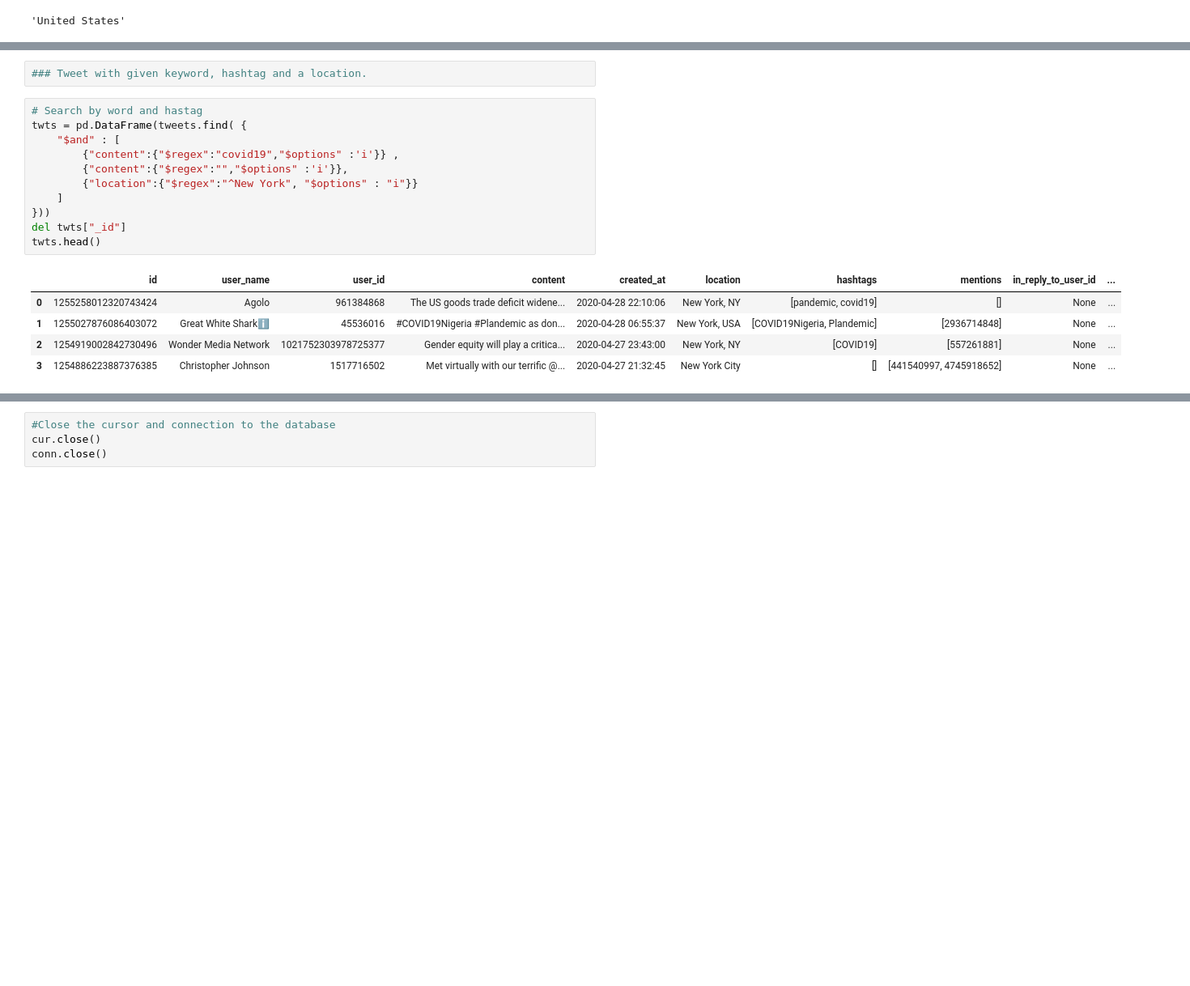
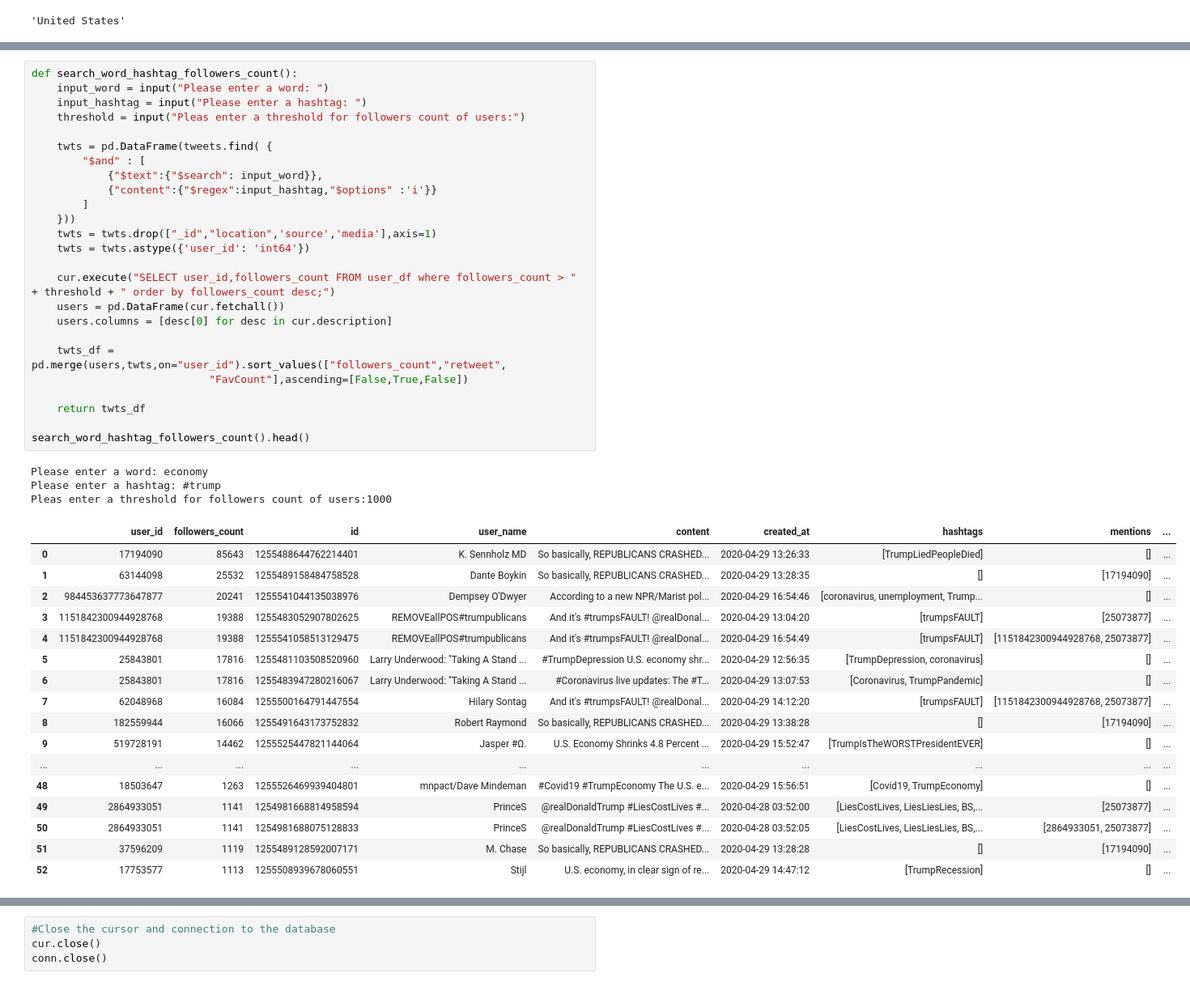
Before and after one commit to SankBad/Twitter_Database, a Jupyter notebook: Query.ipynb, the cells around one changed output, grey strips where cells are left out. Shown: that part at 81% size. Drawn from its saved outputs; the diff is of its cells as text; blank space fills up the shorter version.

```diff
--- a/Query.ipynb
+++ b/Query.ipynb
@@ -477,19 +398,46 @@ twts_df.head()
-# %%
-### Tweet with given keyword, hashtag and a location.
-# %%
-# Search by word and hastag
-twts = pd.DataFrame(tweets.find( {
-    "$and" : [
-        {"content":{"$regex":"covid19","$options" :'i'}} ,
-        {"content":{"$regex":"","$options" :'i'}},
-        {"location":{"$regex":"^New York", "$options" : "i"}}
-    ]
-}))
-del twts["_id"]
-twts.head()
-# %% [output]
-|  | id | user_name | user_id | content | created_at | location | hashtags | mentions | in_reply_to_user_id | ... |
-| 0 | 1255258012320743424 | Agolo | 961384868 | The US goods trade deficit widene... | 2020-04-28 22:10:06 | New York, NY | [pandemic, covid19] | [] | None | ... |
-| 1 | 1255027876086403072 | Great White Sharkℹ | 45536016 | #COVID19Nigeria #Plandemic as don... | 2020-04-28 06:55:37 | New York, USA | [COVID19Nigeria, Plandemic] | [2936714848] | None | ... |
-| 2 | 1254919002842730496 | Wonder Media Network | 1021752303978725377 | Gender equity will play a critica... | 2020-04-27 23:43:00 | New York, NY | [COVID19] | [557261881] | None | ... |
-| 3 | 1254886223887376385 | Christopher Johnson | 1517716502 | Met virtually with our terrific @... | 2020-04-27 21:32:45 | New York City | [] | [441540997, 4745918652] | None | ... |
+# %%
+def search_word_hashtag_followers_count():
+    input_word = input("Please enter a word: ")
+    input_hashtag = input("Please enter a hashtag: ")
+    threshold = input("Pleas enter a threshold for followers count of users:")
+
+    twts = pd.DataFrame(tweets.find( {
+        "$and" : [
+            {"$text":{"$search": input_word}},
+            {"content":{"$regex":input_hashtag,"$options" :'i'}}
+        ]
+    }))
+    twts = twts.drop(["_id","location",'source','media'],axis=1)
+    twts = twts.astype({'user_id': 'int64'})
+
+    cur.execute("SELECT user_id,followers_count FROM user_df where followers_count > " + threshold + " order by followers_count desc;")
+    users = pd.DataFrame(cur.fetchall())
+    users.columns = [desc[0] for desc in cur.description]
+
+    twts_df = pd.merge(users,twts,on="user_id").sort_values(["followers_count","retweet",
+                            "FavCount"],ascending=[False,True,False])
+
+    return twts_df
+
+search_word_hashtag_followers_count().head()
+# %% [output]
+Please enter a word: economy
+Please enter a hashtag: #trump
+Pleas enter a threshold for followers count of users:1000
+|  | user_id | followers_count | id | user_name | content | created_at | hashtags | mentions | ... |
+| 0 | 17194090 | 85643 | 1255488644762214401 | K. Sennholz MD | So basically, REPUBLICANS CRASHED... | 2020-04-29 13:26:33 | [TrumpLiedPeopleDied] | [] | ... |
+| 1 | 63144098 | 25532 | 1255489158484758528 | Dante Boykin | So basically, REPUBLICANS CRASHED... | 2020-04-29 13:28:35 | [] | [17194090] | ... |
+| 2 | 984453637773647877 | 20241 | 1255541044135038976 | Dempsey O'Dwyer | According to a new NPR/Marist pol... | 2020-04-29 16:54:46 | [coronavirus, unemployment, Trump... | [] | ... |
+| 3 | 1151842300944928768 | 19388 | 1255483052907802625 | REMOVEallPOS#trumpublicans | And it's #trumpsFAULT! @realDonal... | 2020-04-29 13:04:20 | [trumpsFAULT] | [25073877] | ... |
+| 4 | 1151842300944928768 | 19388 | 1255541058513129475 | REMOVEallPOS#trumpublicans | And it's #trumpsFAULT! @realDonal... | 2020-04-29 16:54:49 | [trumpsFAULT] | [1151842300944928768, 25073877] | ... |
+| 5 | 25843801 | 17816 | 1255481103508520960 | Larry Underwood: "Taking A Stand ... | #TrumpDepression U.S. economy shr... | 2020-04-29 12:56:35 | [TrumpDepression, coronavirus] | [] | ... |
+| 6 | 25843801 | 17816 | 1255483947280216067 | Larry Underwood: "Taking A Stand ... | #Coronavirus live updates: The #T... | 2020-04-29 13:07:53 | [Coronavirus, TrumpPandemic] | [] | ... |
+| 7 | 62048968 | 16084 | 1255500164791447554 | Hilary Sontag | And it's #trumpsFAULT! @realDonal... | 2020-04-29 14:12:20 | [trumpsFAULT] | [1151842300944928768, 25073877] | ... |
+| 8 | 182559944 | 16066 | 1255491643173752832 | Robert Raymond | So basically, REPUBLICANS CRASHED... | 2020-04-29 13:38:28 | [] | [17194090] | ... |
+| 9 | 519728191 | 14462 | 1255525447821144064 | Jasper #Ω. | U.S. Economy Shrinks 4.8 Percent ... | 2020-04-29 15:52:47 | [TrumpIsTheWORSTPresidentEVER] | [] | ... |
+| ... | ... | ... | ... | ... | ... | ... | ... | ... | ... |
+| 48 | 18503647 | 1263 | 1255526469939404801 | mnpact/Dave Mindeman | #Covid19 #TrumpEconomy The U.S. e... | 2020-04-29 15:56:51 | [Covid19, TrumpEconomy] | [] | ... |
+| 49 | 2864933051 | 1141 | 1254981668814958594 | PrinceS | @realDonaldTrump #LiesCostLives #... | 2020-04-28 03:52:00 | [LiesCostLives, LiesLiesLies, BS,... | [25073877] | ... |
+| 50 | 2864933051 | 1141 | 1254981688075128833 | PrinceS | @realDonaldTrump #LiesCostLives #... | 2020-04-28 03:52:05 | [LiesCostLives, LiesLiesLies, BS,... | [2864933051, 25073877] | ... |
+| 51 | 37596209 | 1119 | 1255489128592007171 | M. Chase | So basically, REPUBLICANS CRASHED... | 2020-04-29 13:28:28 | [] | [17194090] | ... |
+| 52 | 17753577 | 1113 | 1255508939678060551 | Stijl | U.S. economy, in clear sign of re... | 2020-04-29 14:47:12 | [TrumpRecession] | [] | ... |
```
Also changed, not shown: parts of 26 cells of this notebook.
